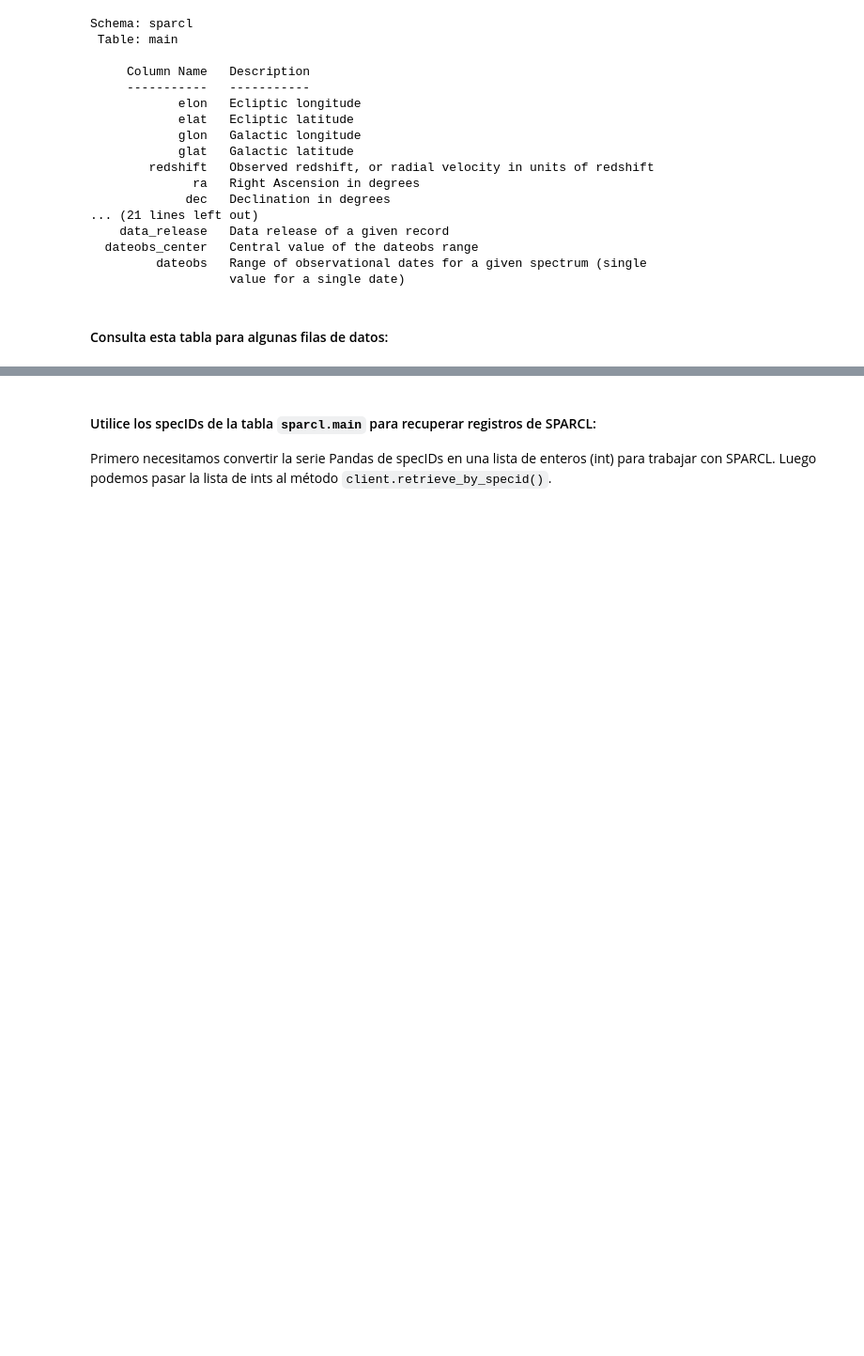
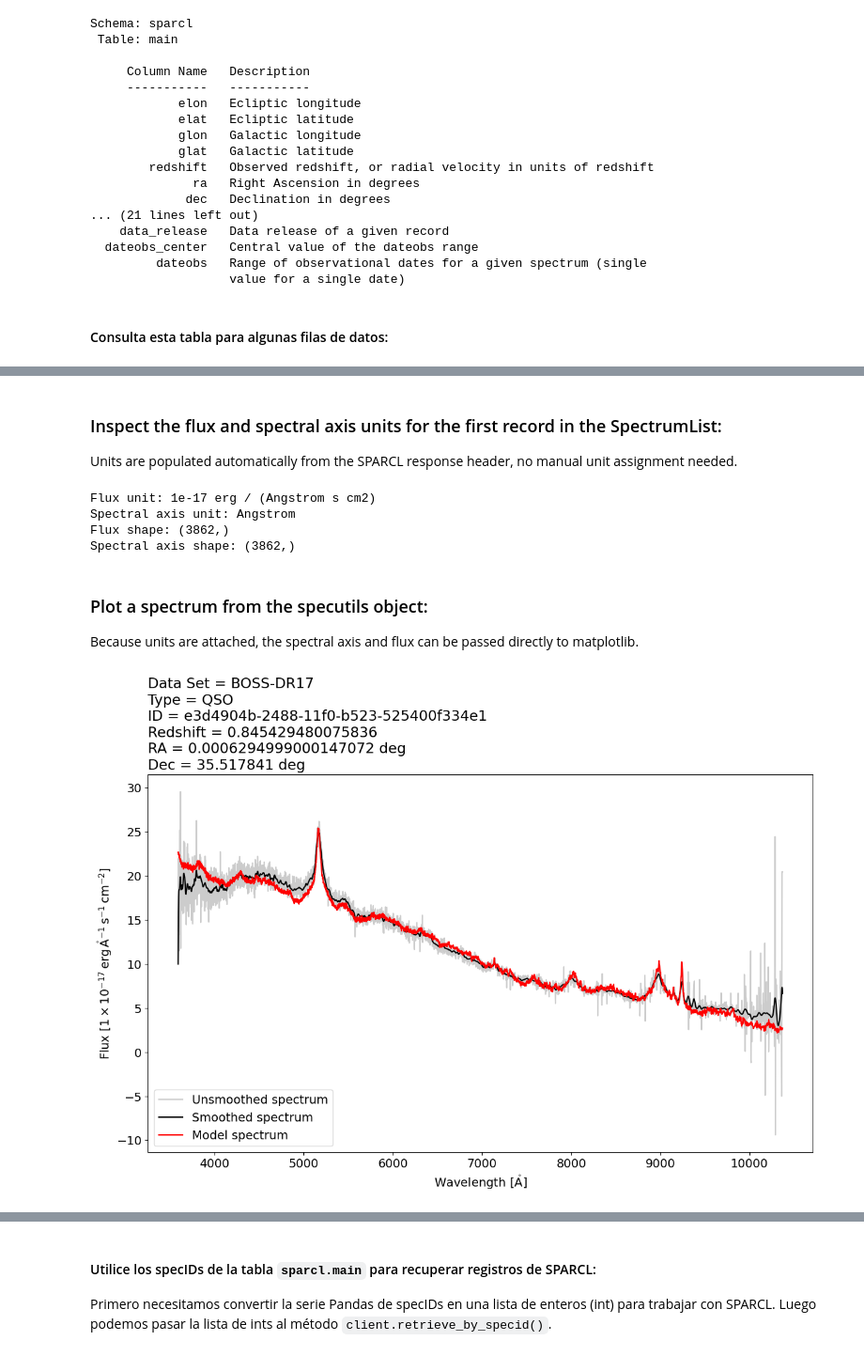
Before and after one commit to astro-datalab/notebooks-latest-es, a Jupyter notebook: 04_ComoHacer/SPARCL/Como_usar_SPARCL.ipynb, the cells around one changed output, grey strips where cells are left out. Shown at 94% size. Cells and saved outputs as stored; diff of their text form; code cells hidden in the pictures; blank space fills up the shorter version.

Commit message:
Updates to SPARCL notebook after 1.3.0 release

```diff
--- a/04_ComoHacer/SPARCL/Como_usar_SPARCL.ipynb
+++ b/04_ComoHacer/SPARCL/Como_usar_SPARCL.ipynb
@@ -337,5 +272,4 @@ El argumento `límit` aquí se utiliza solo con fines de demostración y aquí s
 # %%
-found_I = client.find(outfields=out, constraints=cons, limit=20)
-["%s, %s, %f, %f, %f" % (f.sparcl_id, f.data_release, f.ra, f.redshift, f.redshift_err)
- for f in found_I.records]
+found_I = client.find(outfields=out, constraints=cons, sort='ra', fmt='pandas', limit=10)
+found_I
 # %% [output]
@@ -455,9 +389,9 @@ Tenga en cuenta que `ids` en `found_I.ids` es un nombre de propiedad de la clase
 # %%
 # Definir los campos a incluir en la función de recuperación.
 inc = ['sparcl_id', 'specid', 'data_release', 'redshift', 'flux',
-       'wavelength', 'model', 'ivar', 'mask', 'spectype', 'ra', 'dec']
+       'wavelength', 'model', 'ivar', 'mask', 'spectype', 'ra', 'dec', 'wave_sigma']
 # %%
-ids_I = found_I.ids
-results_I = client.retrieve(uuid_list=ids_I, include=inc)
-results_I.info
+ids_I = list(found_I['sparcl_id'])
+results_I = client.retrieve(uuid_list=ids_I, include=inc, fmt='specutils')
+results_I
 # %% [output]
@@ -467,3 +416,62 @@ results_I.info
+# %% [markdown]
+### Inspect the flux and spectral axis units for the first record in the SpectrumList:
+
+Units are populated automatically from the SPARCL response header, no manual unit assignment needed.
+# %%
+print(f"Flux unit: {results_I[0].flux.unit}")
+print(f"Spectral axis unit: {results_I[0].spectral_axis.unit}")
+print(f"Flux shape: {results_I[0].flux.shape}")
+print(f"Spectral axis shape: {results_I[0].spectral_axis.shape}")
+# %% [output]
+Flux unit: 1e-17 erg / (Angstrom s cm2)
+Spectral axis unit: Angstrom
+Flux shape: (3862,)
+Spectral axis shape: (3862,)
+# %% [markdown]
+### Plot a spectrum from the specutils object:
+
+Because units are attached, the spectral axis and flux can be passed directly to matplotlib.
+# %%
+# For a Spectrum, access flux and spectral_axis directly: results_I.flux
+# For a SpectrumList or SpectrumCollection, index first: results_I[0].flux
+# This example shows a SpectrumList
+idx = 8
+record = results_I[idx]
+# %%
+# Access fields in SpectrumList
+wavelength = record.spectral_axis
+flux = record.flux
+redshift = record.redshift
+model = record.meta['model']
+sparcl_id = record.meta['sparcl_id']
+data_release = record.meta['data_release']
+spectype = record.meta['spectype']
+ra = record.meta['ra']
+dec = record.meta['dec']
+
+# Plot with matplotlib
+plt.title(f"Data Set = {data_release}\n"
+          f"Type = {spectype}\n"
+          f"ID = {sparcl_id}\n"
+          f"Redshift = {redshift}\n"
+          f"RA = {ra}\n"
+          f"Dec = {dec}", loc='left')
+plt.xlabel(f"Wavelength [{record.spectral_axis.unit.to_string('latex_inline')}]")
+plt.ylabel(f"Flux [{record.flux.unit.to_string('latex_inline')}]")
+
+# Plot unsmoothed spectrum in grey
+plt.plot(wavelength, flux, color='k', alpha=0.2, label='Unsmoothed spectrum')
+
+# Overplot spectrum smoothed using a 1-D Gaussian Kernel in black
+plt.plot(wavelength, convolve(flux, Gaussian1DKernel(5)), color='k', label='Smoothed spectrum')
+
+# Overplot the model spectrum in red
+plt.plot(wavelength, model, color='r', label='Model spectrum')
+
+plt.legend()
+plt.show()
+# %% [output]
+[figure, added]
 # %% [markdown]
 <a class="anchor" id="retrieve_specid"></a>
 ## Recuperar registros por `specid` usando `client.retrieve_by_specid()`
```
Also changed, not shown: parts of 87 cells of this notebook.
